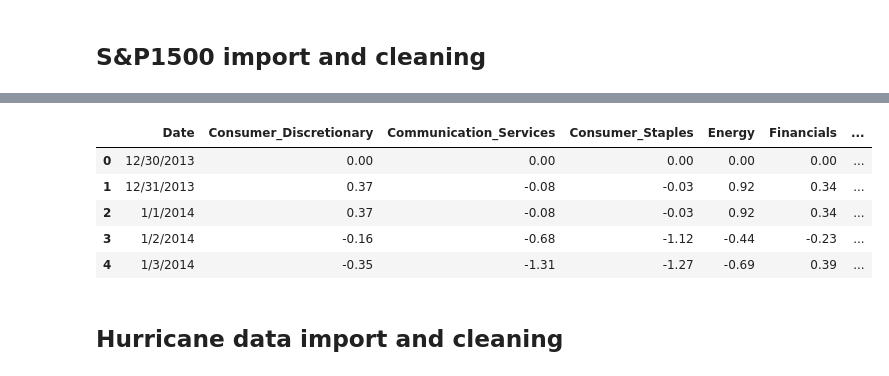
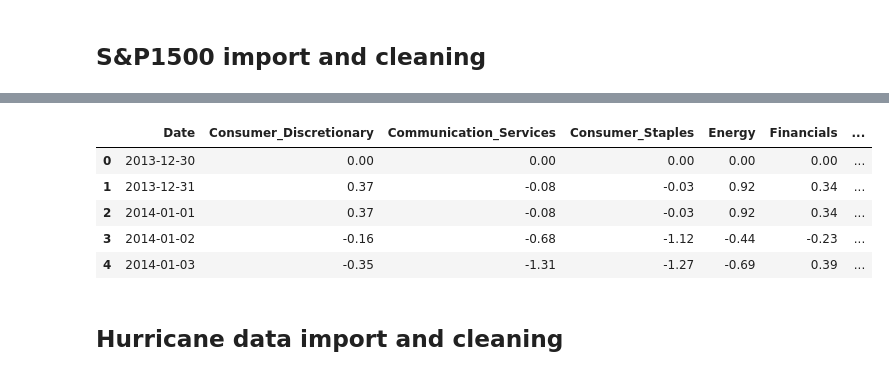
Before and after one commit to nancyculley/Little_Data_Project_1, a Jupyter notebook: Hurricane_stock_market.ipynb, the cells around one changed output, grey strips where cells are left out. Drawn from its saved outputs; the diff is of its cells as text; code cells hidden in the pictures.

```diff
--- a/Hurricane_stock_market.ipynb
+++ b/Hurricane_stock_market.ipynb
@@ -28,28 +28,31 @@ sp1500.head()
 | 3 | 1/2/2014 | -0.16 | -0.68 | -1.12 | -0.44 | ... |
 | 4 | 1/3/2014 | -0.35 | -1.31 | -1.27 | -0.69 | ... |
 # %%
-# Fix columns with slightly different formatting, to make all uniform (i.e., Communication and Real Estate cols)
+# Fix columns with slightly different formatting, to make all uniform (i.e., Communication Services and Real Estate cols)
 sp1500.columns = sp1500.columns.str.replace('-SEC','- SEC').str.replace('1500 /','1500')
 
 # Delete all special characters by replacing with empty string
 sp1500.columns = sp1500.columns.str.replace(r'(','').str.replace(r')','')
 
 # Remove remaining text we don't want
 sp1500.columns = sp1500.columns.str.replace('INDEX S&P Composite 1500 ','').str.replace(' - SEC - Total Return ','')
 sp1500.columns = sp1500.columns.str.replace('   ','') # replaces 3 back to back spaces left over after removing other text
 
 # Replace space with underscore for ease of referencing column later on
 sp1500.columns = sp1500.columns.str.replace(' ','_')
 
-# Display the data table to see new columns
+# Reformat date column, so we can filter on it later
+sp1500['Date'] = pd.to_datetime(sp1500['Date'])
+
+# Display the data table to see new column headers
 sp1500.head()
 # %% [output]
 |  | Date | Consumer_Discretionary | Communication_Services | Consumer_Staples | Energy | Financials | ... |
-| 0 | 12/30/2013 | 0.00 | 0.00 | 0.00 | 0.00 | 0.00 | ... |
-| 1 | 12/31/2013 | 0.37 | -0.08 | -0.03 | 0.92 | 0.34 | ... |
-| 2 | 1/1/2014 | 0.37 | -0.08 | -0.03 | 0.92 | 0.34 | ... |
-| 3 | 1/2/2014 | -0.16 | -0.68 | -1.12 | -0.44 | -0.23 | ... |
-| 4 | 1/3/2014 | -0.35 | -1.31 | -1.27 | -0.69 | 0.39 | ... |
+| 0 | 2013-12-30 | 0.00 | 0.00 | 0.00 | 0.00 | 0.00 | ... |
+| 1 | 2013-12-31 | 0.37 | -0.08 | -0.03 | 0.92 | 0.34 | ... |
+| 2 | 2014-01-01 | 0.37 | -0.08 | -0.03 | 0.92 | 0.34 | ... |
+| 3 | 2014-01-02 | -0.16 | -0.68 | -1.12 | -0.44 | -0.23 | ... |
+| 4 | 2014-01-03 | -0.35 | -1.31 | -1.27 | -0.69 | 0.39 | ... |
 # %% [markdown]
 ## Hurricane data import and cleaning
 # %%
```
Also changed, not shown: parts of 9 cells of this notebook.
